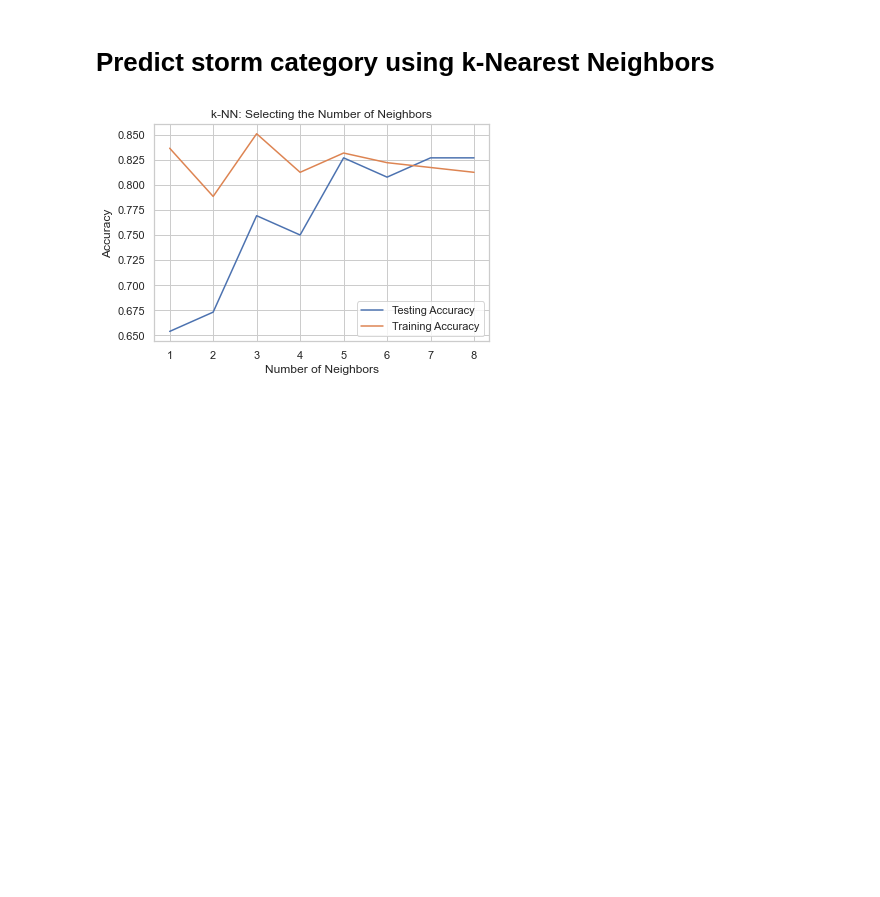
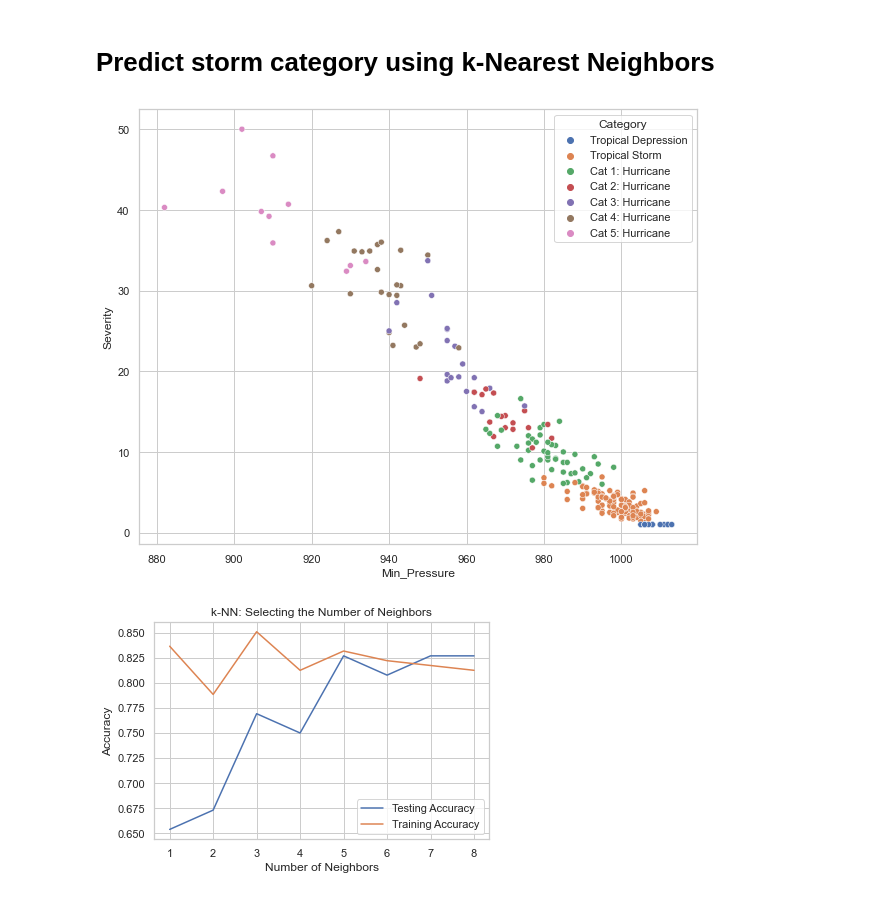
Before and after one commit to jabsneve/Hurricanes_Capstone, a Jupyter notebook: Hurricane_Severity_Capstone.ipynb, the cells around one changed output. Saved outputs shown, nothing was run; the diff lists cells and outputs as text; code cells hidden in the pictures; blank space fills up the shorter version.

```diff
--- a/Hurricane_Severity_Capstone.ipynb
+++ b/Hurricane_Severity_Capstone.ipynb
@@ -13,7 +13,7 @@ import dataframe_image as dfi
 # %%
 # import hurricane data from csv
 
-hurdat = pd.read_csv(r"C:/Users/jacks/Documents/Springboard/hurricanes_capstone/HURDAT2 Data.csv")
+hurdat = pd.read_csv(r"C:/Users/jacks/Documents/Springboard/hurricanes_capstone/Data/HURDAT2 Data.csv")
 # %%
 hurdat.head()
 # %% [output]
@@ -489,6 +506,14 @@ Hurricane Humberto produced winds that ranked it within the 87.0 percentile for
 Hurricane Humberto's wind field was very large in contrast placing it in the 97.0 percentile for Size.
 # %% [markdown]
 #  Predict storm category using k-Nearest Neighbors
+# %%
+hue_order = ['Tropical Depression','Tropical Storm','Cat 1: Hurricane','Cat 2: Hurricane','Cat 3: Hurricane','Cat 4: Hurricane','Cat 5: Hurricane']
+plt.figure(figsize = (10,8))
+sns.scatterplot(data=hsi2, x='Min_Pressure', y='Severity', hue='Category', hue_order=hue_order)
+
+plt.show()
+# %% [output]
+[figure, added]
 # %%
 from sklearn.neighbors import KNeighborsClassifier
 from sklearn.model_selection import train_test_split as tts
```
Also changed, not shown: parts of 6 cells of this notebook.
